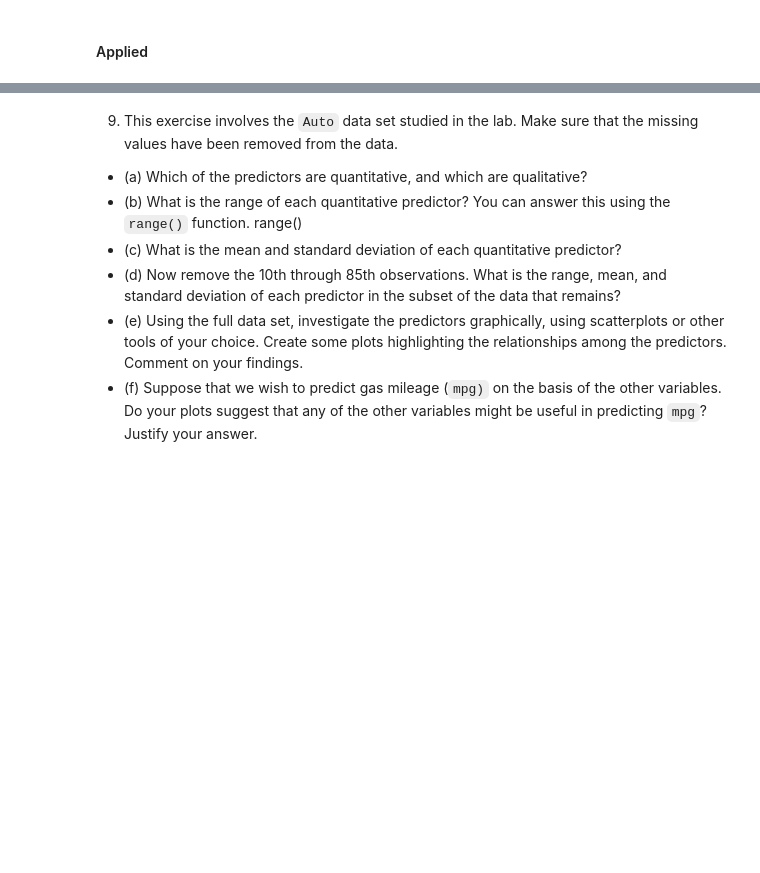
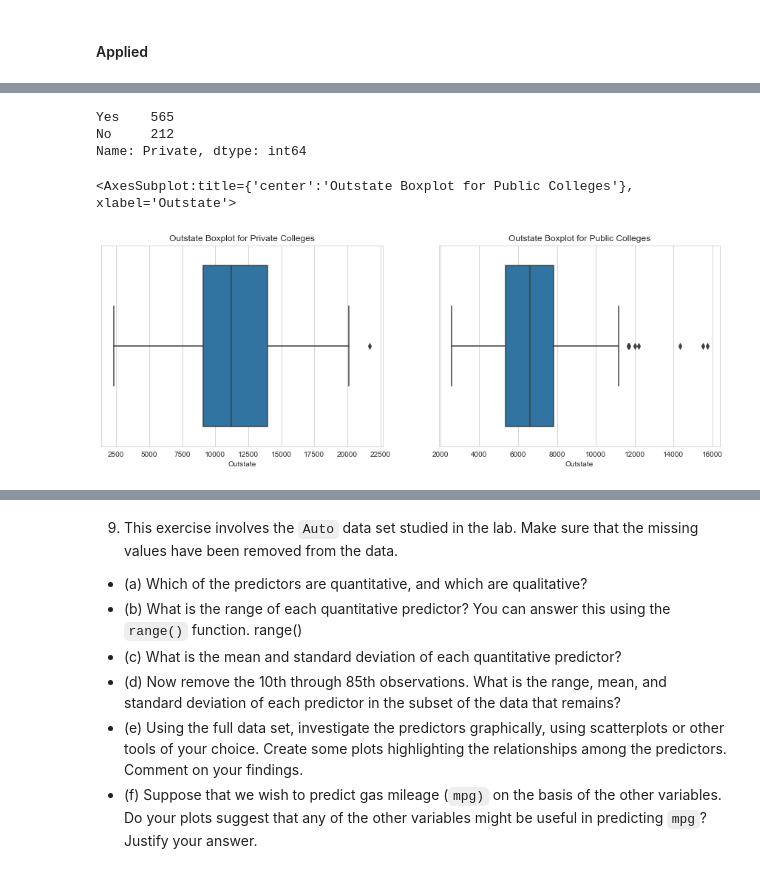
Before and after one commit to carl-schick/ISLR-python, a Jupyter notebook: My Notebooks/Chapter 2.ipynb, the cells around one changed output, grey strips where cells are left out. Saved outputs shown, nothing was run; the diff lists cells and outputs as text; code cells hidden in the pictures; blank space fills up the shorter version.

```diff
--- a/My Notebooks/Chapter 2.ipynb
+++ b/My Notebooks/Chapter 2.ipynb
@@ -168,0 +263,17 @@ of what you discover.
+# %%
+# college_data['Private'] = college_data['Private'].apply(lambda x: True if x == 'Yes' else False)
+# display(college_data.head())
+
+fig, axes = plt.subplots(1,2, figsize=(15,5))
+sns.set_style('whitegrid')
+print(college_data['Private'].value_counts())
+axes[0].set_title('Outstate Boxplot for Private Colleges')
+sns.boxplot(data=college_data[college_data['Private'] == 'Yes'], x='Outstate', ax=axes[0])
+axes[1].set_title('Outstate Boxplot for Public Colleges')
+sns.boxplot(data=college_data[college_data['Private'] == 'No'], x='Outstate', ax=axes[1])
+# %% [output]
+Yes    565
+No     212
+Name: Private, dtype: int64
+<AxesSubplot:title={'center':'Outstate Boxplot for Public Colleges'}, xlabel='Outstate'>
+[figure, added]
```
Also changed, not shown: parts of 23 cells of this notebook.
